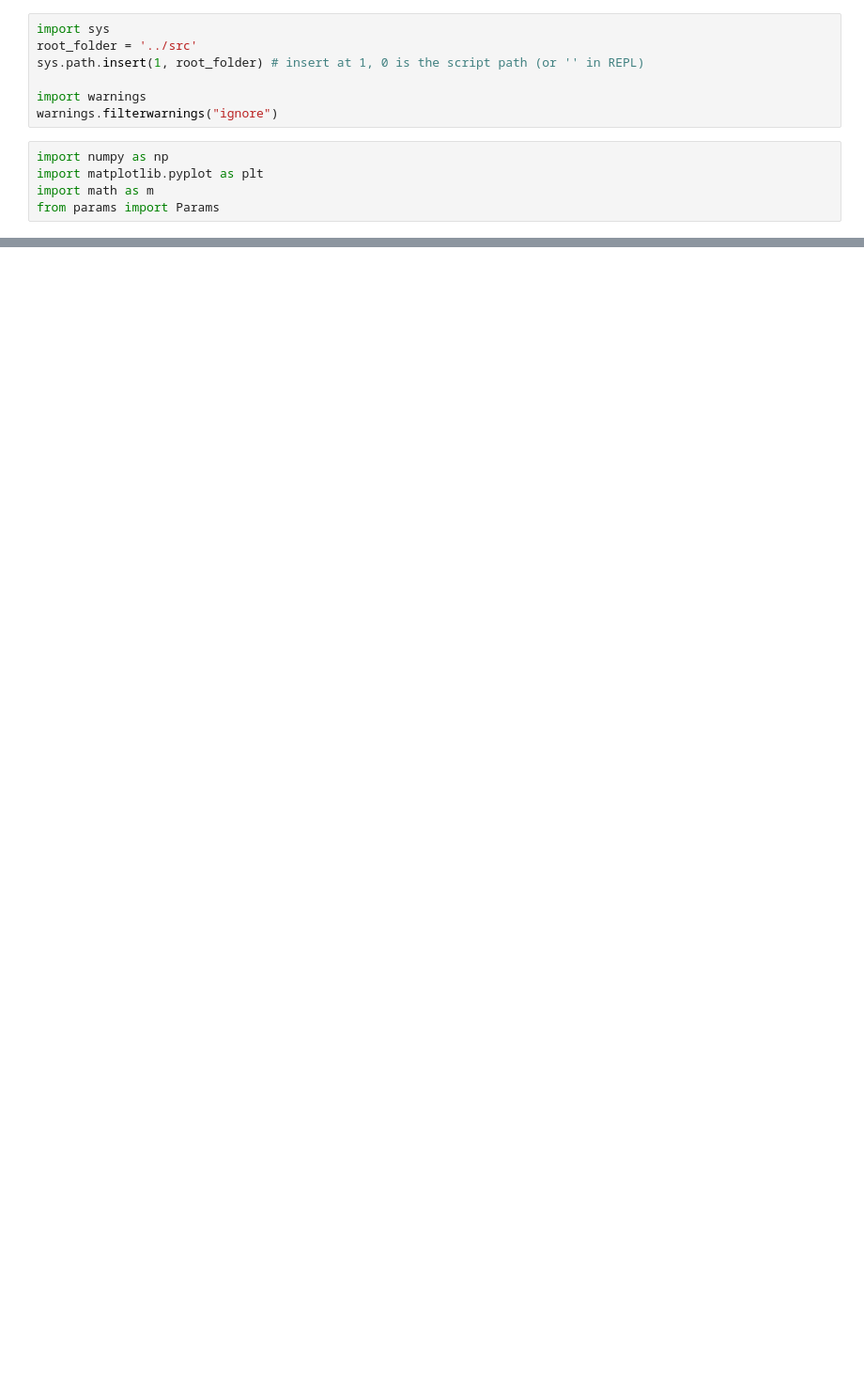
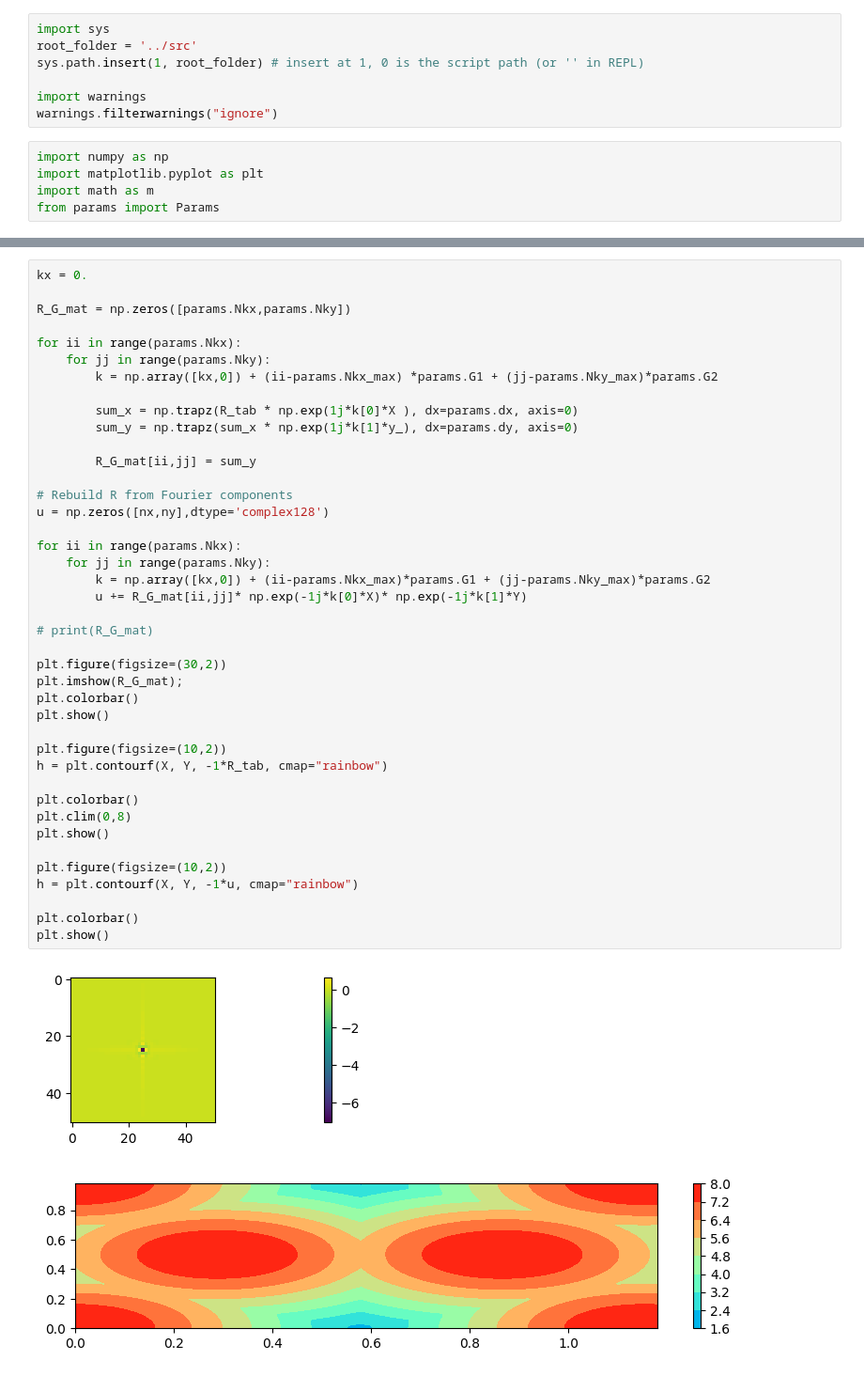
Before and after one commit to sangsoonoh/soliton_exciton, a Jupyter notebook: Kartashov/band_honeycomb.ipynb, the cells around one changed output, grey strips where cells are left out. Shown: that part at 94% size. Saved outputs shown, nothing was run; the diff lists cells and outputs as text; blank space fills up the shorter version.

```diff
--- a/Kartashov/band_honeycomb.ipynb
+++ b/Kartashov/band_honeycomb.ipynb
@@ -106,0 +173,44 @@ Reciprocal lattice vectors: g1 = [0.5       0.8660254], g2 = [-0.5        0.8660
+# %%
+kx = 0.
+
+R_G_mat = np.zeros([params.Nkx,params.Nky])
+
+for ii in range(params.Nkx):
+    for jj in range(params.Nky):
+        k = np.array([kx,0]) + (ii-params.Nkx_max) *params.G1 + (jj-params.Nky_max)*params.G2
+
+        sum_x = np.trapz(R_tab * np.exp(1j*k[0]*X ), dx=params.dx, axis=0)
+        sum_y = np.trapz(sum_x * np.exp(1j*k[1]*y_), dx=params.dy, axis=0)
+
+        R_G_mat[ii,jj] = sum_y
+
+# Rebuild R from Fourier components
+u = np.zeros([nx,ny],dtype='complex128')
+
+for ii in range(params.Nkx):
+    for jj in range(params.Nky):
+        k = np.array([kx,0]) + (ii-params.Nkx_max)*params.G1 + (jj-params.Nky_max)*params.G2
+        u += R_G_mat[ii,jj]* np.exp(-1j*k[0]*X)* np.exp(-1j*k[1]*Y)
+
+# print(R_G_mat)
+
+plt.figure(figsize=(30,2))
+plt.imshow(R_G_mat);
+plt.colorbar()
+plt.show()
+
+plt.figure(figsize=(10,2))
+h = plt.contourf(X, Y, -1*R_tab, cmap="rainbow")
+
+plt.colorbar()
+plt.clim(0,8)
+plt.show()
+
+plt.figure(figsize=(10,2))
+h = plt.contourf(X, Y, -1*u, cmap="rainbow")
+
+plt.colorbar()
+plt.show()
+# %% [output]
+[figure, added]
+[figure, added]
```
Also changed, not shown: parts of 8 cells of this notebook, 1 other file.
